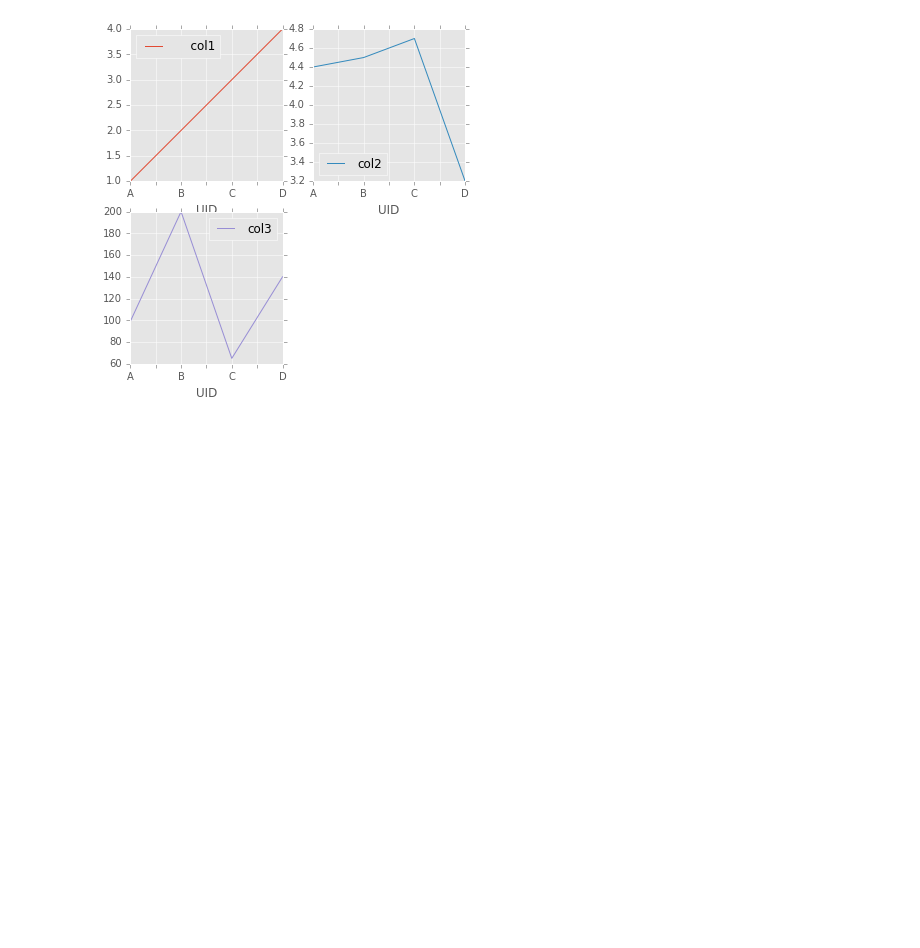
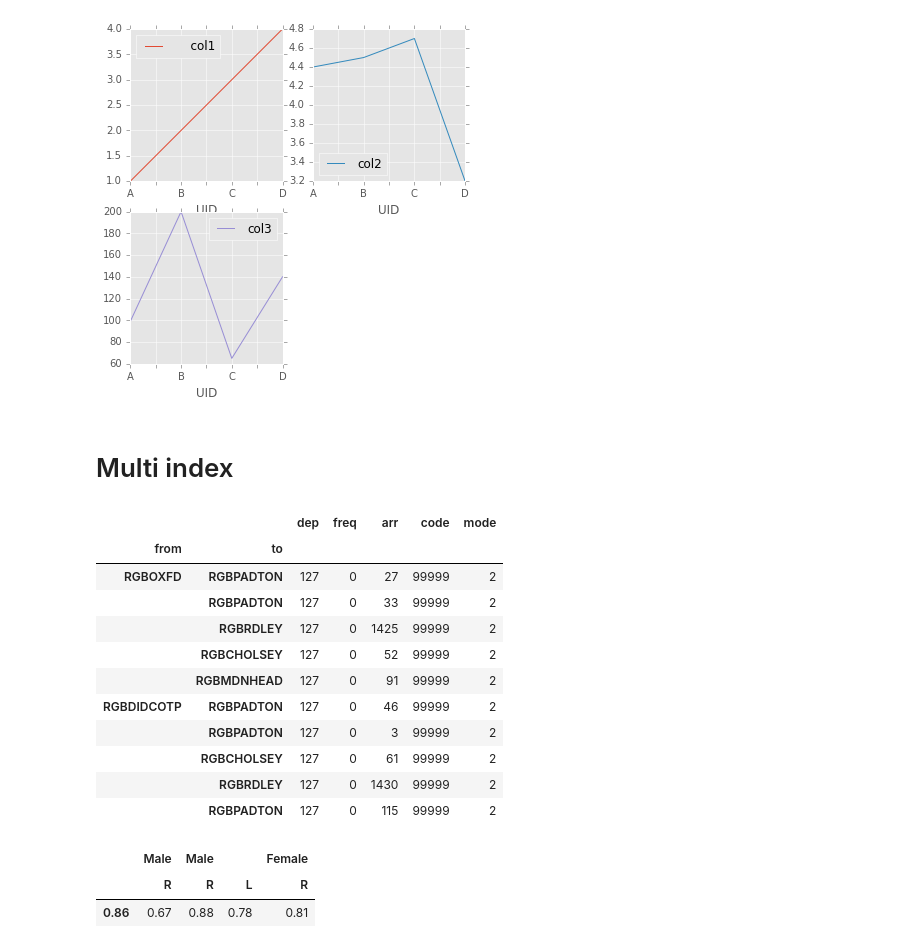
Before and after one commit to jminh/jupyter_lab, a Jupyter notebook: copy_paste_csv.ipynb, the cells around one changed output. Cells and saved outputs as stored; diff of their text form; code cells hidden in the pictures; blank space fills up the shorter version.

```diff
--- a/copy_paste_csv.ipynb
+++ b/copy_paste_csv.ipynb
@@ -50,3 +73,45 @@ df.plot(subplots=True, figsize=(6, 6));
 df.plot(subplots=True, layout=(2, -1), figsize=(6, 6), sharex=False);
 # %% [output]
 [figure]
+# %% [markdown]
+# Multi index
+# %%
+df = pd.read_csv(StringIO('''\
+from, to, dep, freq, arr, code, mode
+RGBOXFD,RGBPADTON,127,0,27,99999,2
+RGBOXFD,RGBPADTON,127,0,33,99999,2
+RGBOXFD,RGBRDLEY,127,0,1425,99999,2
+RGBOXFD,RGBCHOLSEY,127,0,52,99999,2
+RGBOXFD,RGBMDNHEAD,127,0,91,99999,2
+RGBDIDCOTP,RGBPADTON,127,0,46,99999,2
+RGBDIDCOTP,RGBPADTON,127,0,3,99999,2
+RGBDIDCOTP,RGBCHOLSEY,127,0,61,99999,2
+RGBDIDCOTP,RGBRDLEY,127,0,1430,99999,2
+RGBDIDCOTP,RGBPADTON,127,0,115,99999,2
+'''), index_col=[0, 1], skipinitialspace=True)
+# %%
+df
+# %% [output]
+|  |  | dep | freq | arr | code | mode |
+| from | to |  |  |  |  |  |
+| RGBOXFD | RGBPADTON | 127 | 0 | 27 | 99999 | 2 |
+|  | RGBPADTON | 127 | 0 | 33 | 99999 | 2 |
+|  | RGBRDLEY | 127 | 0 | 1425 | 99999 | 2 |
+|  | RGBCHOLSEY | 127 | 0 | 52 | 99999 | 2 |
+|  | RGBMDNHEAD | 127 | 0 | 91 | 99999 | 2 |
+| RGBDIDCOTP | RGBPADTON | 127 | 0 | 46 | 99999 | 2 |
+|  | RGBPADTON | 127 | 0 | 3 | 99999 | 2 |
+|  | RGBCHOLSEY | 127 | 0 | 61 | 99999 | 2 |
+|  | RGBRDLEY | 127 | 0 | 1430 | 99999 | 2 |
+|  | RGBPADTON | 127 | 0 | 115 | 99999 | 2 |
+# %%
+df = pd.read_csv(StringIO('''
+Male, Male, Male, Female
+R, R, L, R
+.86, .67, .88, .78, .81
+'''), header=[0, 1])
+df
+# %% [output]
+|  | Male | Male |  | Female |
+|  | R | R | L | R |
+| 0.86 | 0.67 | 0.88 | 0.78 | 0.81 |
```
Also changed, not shown: parts of 5 cells of this notebook, 1 other file.
